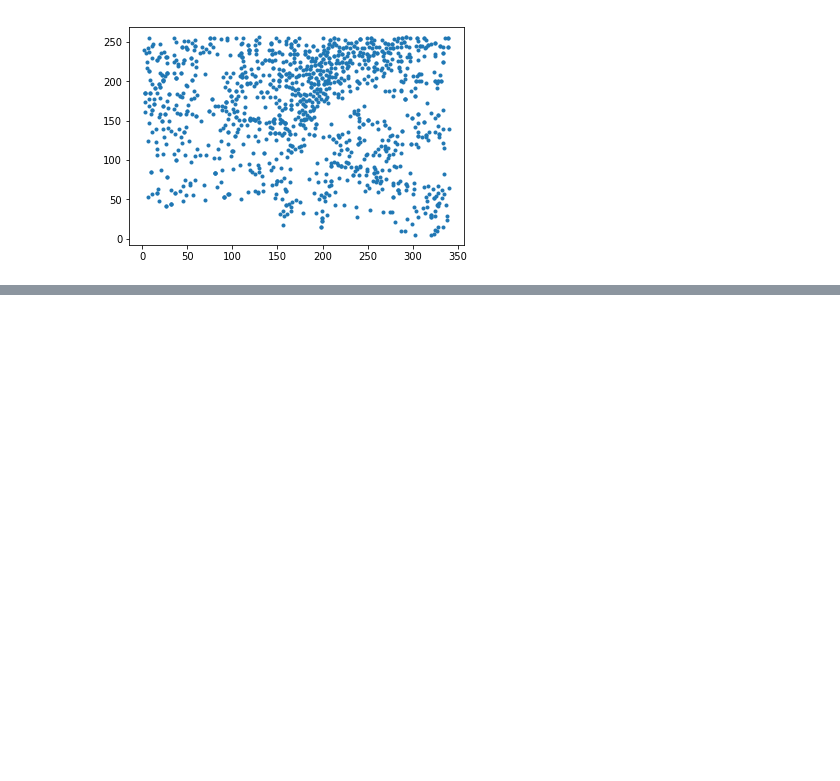
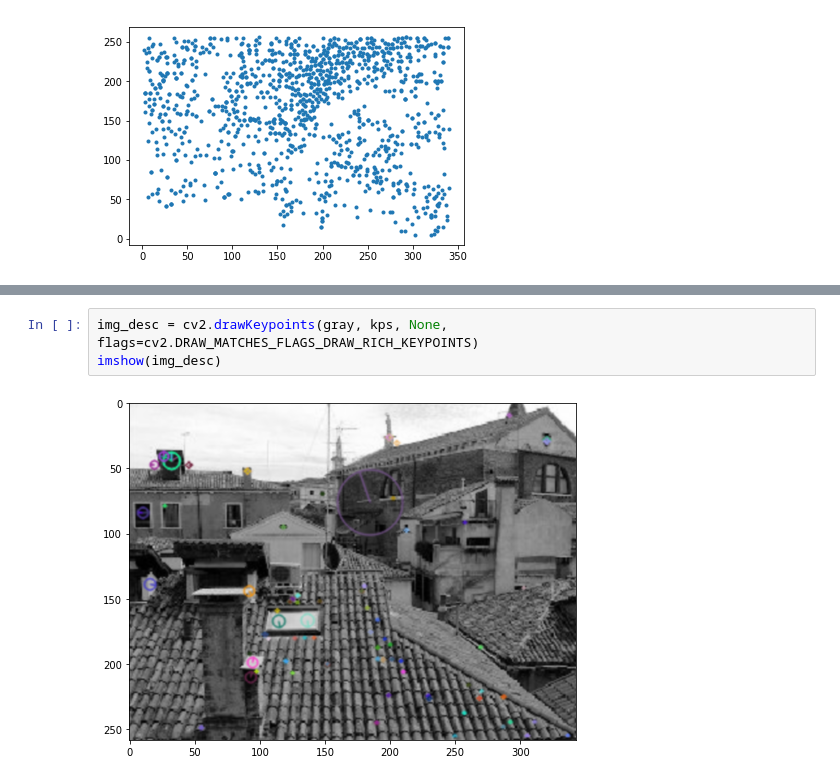
Before and after one commit to munshkr/vc-2018-2c, a Jupyter notebook: practicas/P7_SIFT.ipynb, the cells around one changed output, grey strips where cells are left out. Drawn from its saved outputs; the diff is of its cells as text; blank space fills up the shorter version.

```diff
--- a/practicas/P7_SIFT.ipynb
+++ b/practicas/P7_SIFT.ipynb
@@ -225,0 +238,5 @@ plt.scatter(X[outlier_mask], y[outlier_mask], color='gold', marker='.',
+# %%
+img_desc = cv2.drawKeypoints(gray, kps, None, flags=cv2.DRAW_MATCHES_FLAGS_DRAW_RICH_KEYPOINTS)
+imshow(img_desc)
+# %% [output]
+[figure, added]
```
Also changed, not shown: parts of 15 cells of this notebook.
